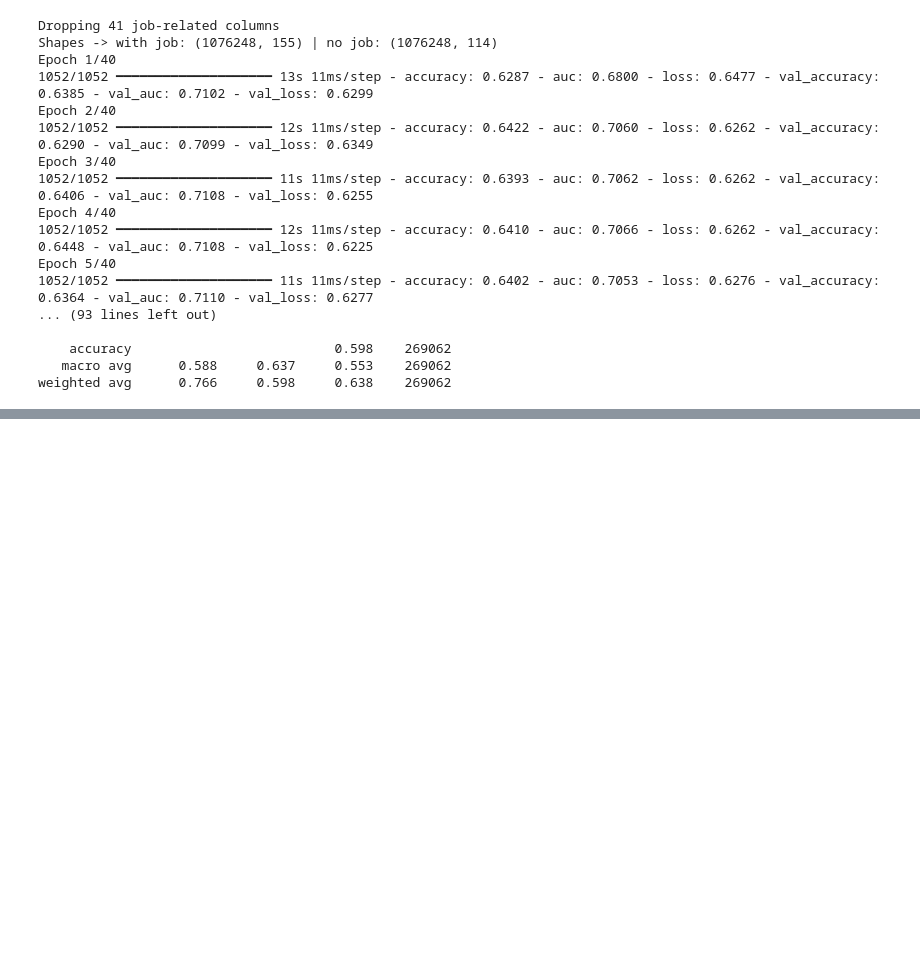
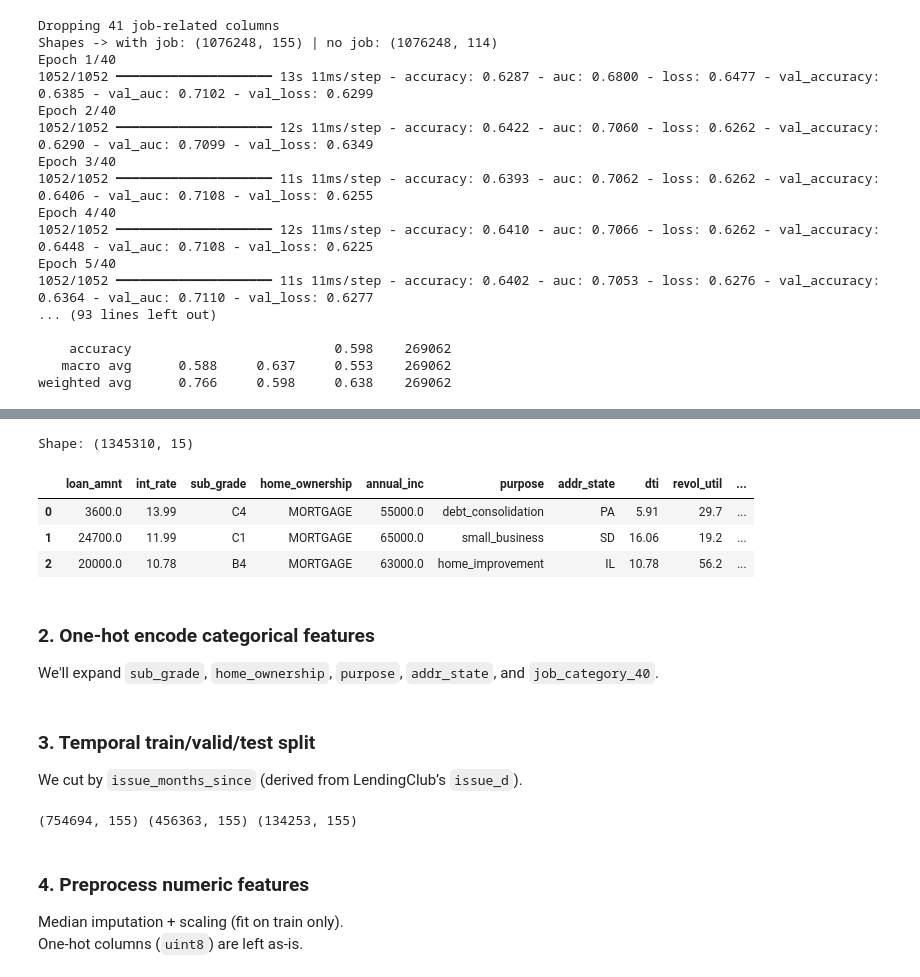
Before and after one commit to cabe9/lendingclub-ml, a Jupyter notebook: Notebooks/Lendingclub-ml.ipynb, the cells around one changed output, grey strips where cells are left out. Saved outputs shown, nothing was run; the diff lists cells and outputs as text; code cells hidden in the pictures; blank space fills up the shorter version.

Commit message:
Add temporal split experiment to Lendingclub-ml notebook

```diff
--- a/Notebooks/Lendingclub-ml.ipynb
+++ b/Notebooks/Lendingclub-ml.ipynb
@@ -1391,0 +1410,18 @@ weighted avg      0.766     0.598     0.638    269062
+# %%
+import os, numpy as np, pandas as pd
+np.random.seed(42)
+
+PROJECT_ROOT = "/Users/calebtelander/Python projects/Lendingclub-ml"
+df_model = pd.read_parquet(os.path.join(PROJECT_ROOT, "data/processed/df_model_ready.parquet"))
+
+print("Shape:", df_model.shape)
+df_model.head(3)
+# %% [output]
+Shape: (1345310, 15)
+|  | loan_amnt | int_rate | sub_grade | home_ownership | annual_inc | purpose | addr_state | dti | revol_util | ... |
+| 0 | 3600.0 | 13.99 | C4 | MORTGAGE | 55000.0 | debt_consolidation | PA | 5.91 | 29.7 | ... |
+| 1 | 24700.0 | 11.99 | C1 | MORTGAGE | 65000.0 | small_business | SD | 16.06 | 19.2 | ... |
+| 2 | 20000.0 | 10.78 | B4 | MORTGAGE | 63000.0 | home_improvement | IL | 10.78 | 56.2 | ... |
+# %% [markdown]
+### 2. One-hot encode categorical features
+We'll expand `sub_grade`, `home_ownership`, `purpose`, `addr_state`, and `job_category_40`.
@@ -1391,0 +1443,21 @@ weighted avg      0.766     0.598     0.638    269062
+# %% [markdown]
+### 3. Temporal train/valid/test split
+We cut by `issue_months_since` (derived from LendingClub’s `issue_d`).
+# %%
+t = df_encoded['issue_months_since']
+cut_train, cut_valid = 100, 120   # adjust boundaries if desired
+
+train_idx = t <= cut_train
+valid_idx = (t > cut_train) & (t <= cut_valid)
+test_idx  = t > cut_valid
+
+X_train, X_valid, X_test = X[train_idx], X[valid_idx], X[test_idx]
+y_train, y_valid, y_test = y[train_idx], y[valid_idx], y[test_idx]
+
+print(X_train.shape, X_valid.shape, X_test.shape)
+# %% [output]
+(754694, 155) (456363, 155) (134253, 155)
+# %% [markdown]
+### 4. Preprocess numeric features
+Median imputation + scaling (fit on train only).
+One-hot columns (`uint8`) are left as-is.
```
Also changed, not shown: parts of 10 cells of this notebook.
